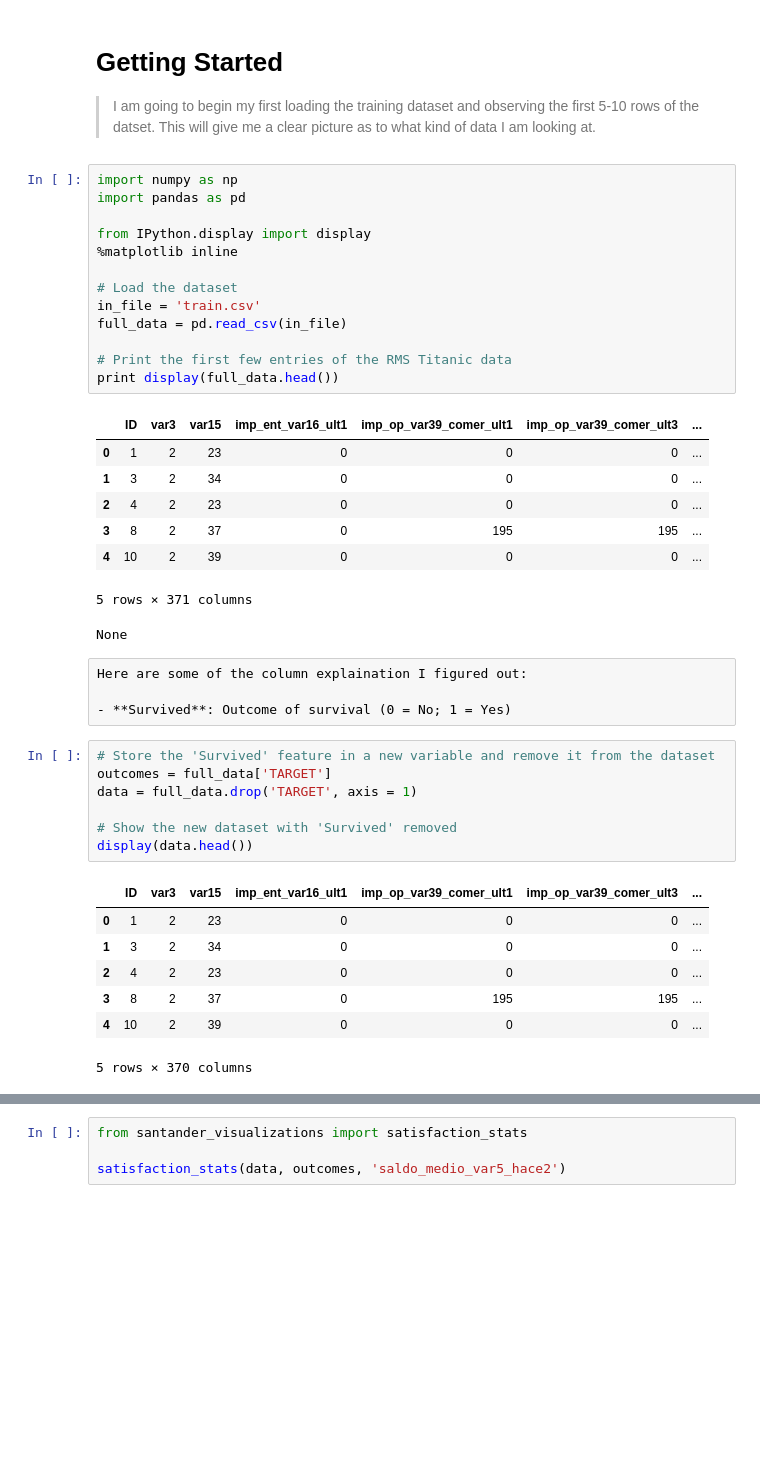
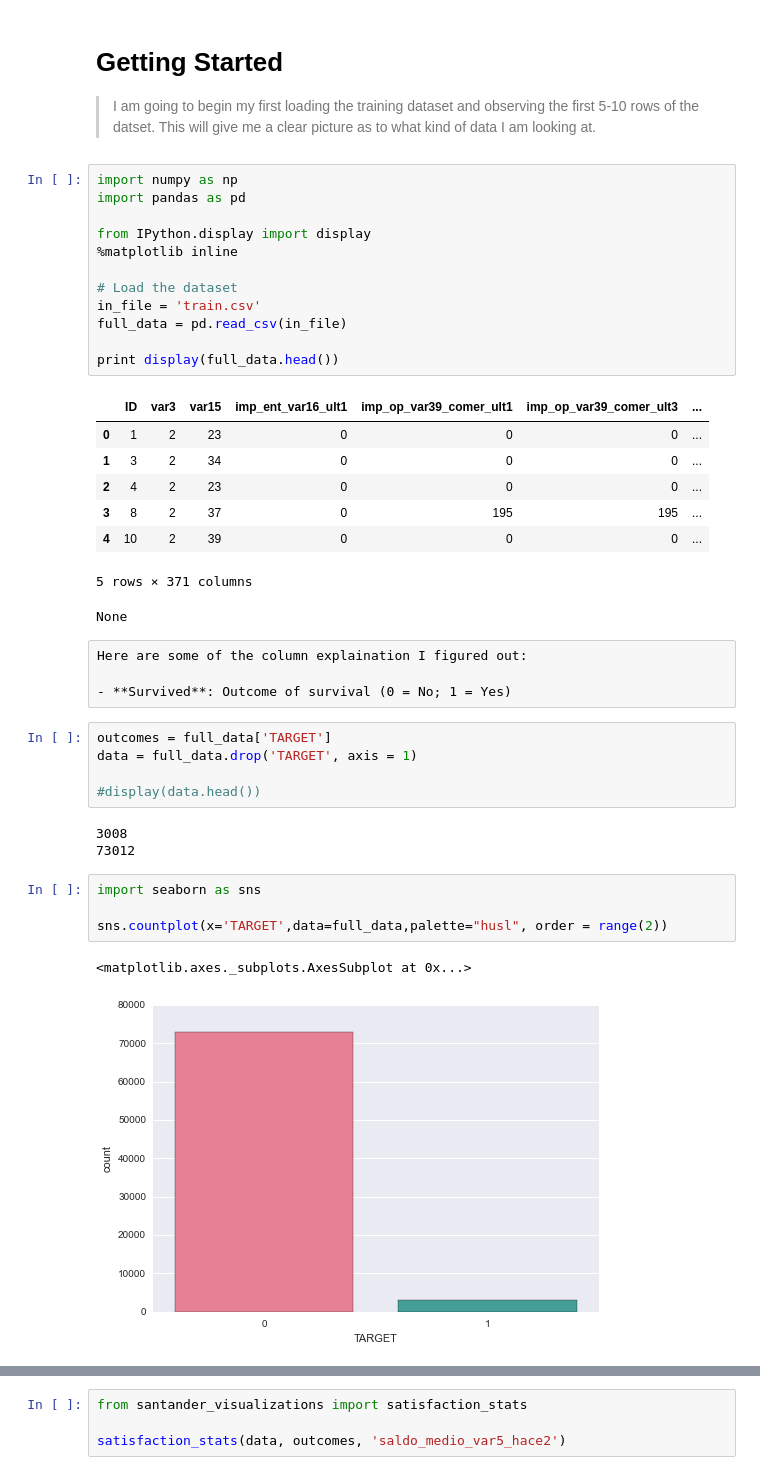
Before and after one commit to rahulravindran0108/Santander-Classification, a Jupyter notebook: santander.ipynb, the cells around one changed output, grey strips where cells are left out. Drawn from its saved outputs; the diff is of its cells as text; blank space fills up the shorter version.

```diff
--- a/santander.ipynb
+++ b/santander.ipynb
@@ -15,7 +15,6 @@ from IPython.display import display
 in_file = 'train.csv'
 full_data = pd.read_csv(in_file)
 
-# Print the first few entries of the RMS Titanic data
 print display(full_data.head())
 # %% [output]
 |  | ID | var3 | var15 | imp_ent_var16_ult1 | imp_op_var39_comer_ult1 | imp_op_var39_comer_ult3 | ... |
@@ -31,20 +30,20 @@ Here are some of the column explaination I figured out:
 
 - **Survived**: Outcome of survival (0 = No; 1 = Yes)
 # %%
-# Store the 'Survived' feature in a new variable and remove it from the dataset
 outcomes = full_data['TARGET']
 data = full_data.drop('TARGET', axis = 1)
 
-# Show the new dataset with 'Survived' removed
-display(data.head())
+#display(data.head())
 # %% [output]
-|  | ID | var3 | var15 | imp_ent_var16_ult1 | imp_op_var39_comer_ult1 | imp_op_var39_comer_ult3 | ... |
-| 0 | 1 | 2 | 23 | 0 | 0 | 0 | ... |
-| 1 | 3 | 2 | 34 | 0 | 0 | 0 | ... |
-| 2 | 4 | 2 | 23 | 0 | 0 | 0 | ... |
-| 3 | 8 | 2 | 37 | 0 | 195 | 195 | ... |
-| 4 | 10 | 2 | 39 | 0 | 0 | 0 | ... |
-5 rows × 370 columns
+3008
+73012
+# %%
+import seaborn as sns
+
+sns.countplot(x='TARGET',data=full_data,palette="husl", order = range(2))
+# %% [output]
+<matplotlib.axes._subplots.AxesSubplot at 0x...>
+[figure, added]
 # %%
 from sklearn.linear_model import LogisticRegression
 from sklearn import metrics
```
Also changed, not shown: parts of 3 cells of this notebook.
